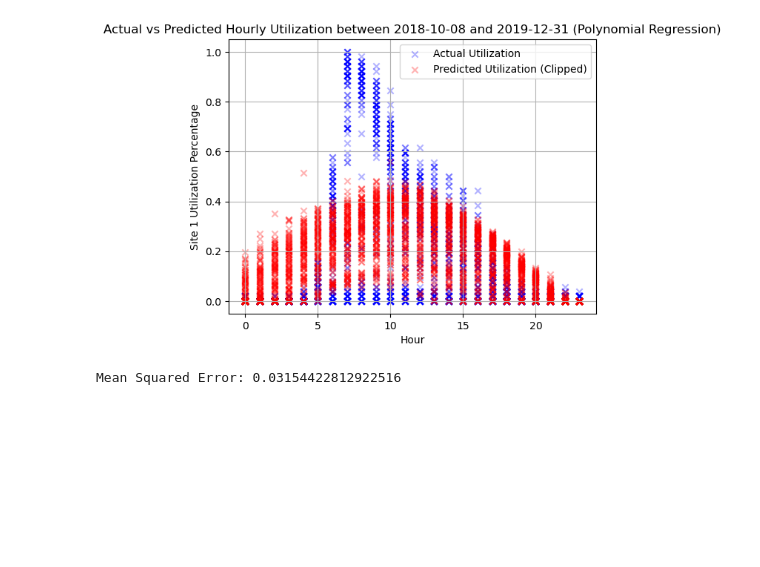
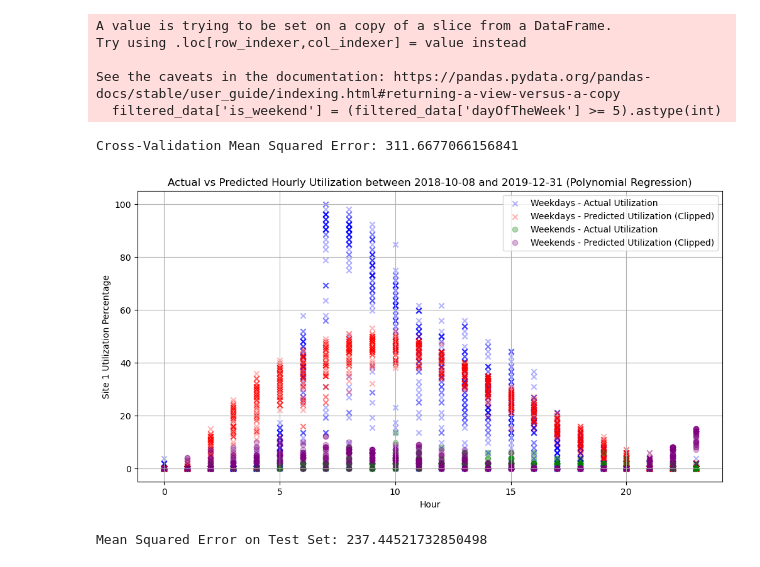
Before and after one commit to linusslange/AnalyticsAndApplications, a Jupyter notebook: UtilizationPrediction.ipynb, the cells around one changed output. Cells and saved outputs as stored; diff of their text form; code cells hidden in the pictures; blank space fills up the shorter version.

```diff
--- a/UtilizationPrediction.ipynb
+++ b/UtilizationPrediction.ipynb
@@ -12,6 +13,7 @@ from sklearn.metrics import mean_squared_error
 # %%
 Predict_utilization = pd.read_csv('input_hourly.csv')
 Predict_utilization = Predict_utilization.dropna()
+Predict_utilization['site1_utilization_percentage'] = Predict_utilization['site1_utilization_percentage'] * 100
 Predict_utilization.head()
 # %% [output]
 |  | date | month | hour | dayOfTheWeek | site1_utilization | site2_utilization | site1_utilization_percentage | ... |
@@ -22,0 +51,9 @@ Predict_utilization.head()
+# %%
+columns_to_normalize = ['temperature', 'precipitation']
+
+# Applying Min-Max scaling to normalize the selected columns
+scaler = MinMaxScaler()
+Predict_utilization[columns_to_normalize] = scaler.fit_transform(Predict_utilization[columns_to_normalize])
+
+# Display the normalized DataFrame
+print(Predict_utilization)
@@ -23,53 +78,75 @@ Predict_utilization.head()
 # %%
-
-
 date_filter = (Predict_utilization['date'] >= '2018-10-08') & (Predict_utilization['date'] < '2020-01-01')
 filtered_data = Predict_utilization[date_filter]
 
+# Create a new column to identify weekdays (0) and weekends (1)
+filtered_data['is_weekend'] = (filtered_data['dayOfTheWeek'] >= 5).astype(int)
+
 # Features (X) and target variable (y)
-features = ['month', 'hour', 'dayOfTheWeek', 'temperature', 'precipitation']
+features = ['month', 'hour', 'is_weekend', 'temperature', 'precipitation']
 target = 'site1_utilization_percentage'
 
 X = filtered_data[features]
 y = filtered_data[target]
 
-# Split the data into training and testing sets
-X_train, X_test, y_train, y_test = train_test_split(X, y, test_size=0.3, random_state=42)
+# Split the data into training, validation, and testing sets
+X_train, X_temp, y_train, y_temp = train_test_split(X, y, test_size=0.4, random_state=42)
+X_val, X_test, y_val, y_test = train_test_split(X_temp, y_temp, test_size=0.5, random_state=42)
 
 # Create a polynomial regression model with regularization parameter alpha
-# Larger alpha values increase the regularization strength
-degree = 2  # Adjust the degree of the polynomial
+degree = 3  # Adjust the degree of the polynomial
 alpha = 0.1  # Adjust the value of alpha based on your preference
+
+# Fit the model to the training data using cross-validation
 model = make_pipeline(StandardScaler(), PolynomialFeatures(degree), Ridge(alpha=alpha))
+cv_scores = cross_val_score(model, X_train, y_train, cv=5, scoring='neg_mean_squared_error')
+
+print(f'Cross-Validation Mean Squared Error: {-np.mean(cv_scores)}')
 
 # Fit the model to the training data
 model.fit(X_train, y_train)
 
 # Use the existing hourly timestamps for prediction
 hourly_predictions = model.predict(X_test)
 
 # Clip predictions at 0 using a custom function
 clip_at_zero = np.vectorize(lambda x: max(x, 0))
 hourly_predictions_clipped = clip_at_zero(hourly_predictions)
 
 # Sort X_test by 'hour' for a smoother plot
 X_test_sorted = X_test.sort_values('hour')
 
-# Plot the actual hourly utilization over a day
-plt.scatter(X_test['hour'], y_test, marker='x', color='blue', alpha=0.3, label='Actual Utilization')
+plt.figure(figsize=(12, 6))
 
-# Plot the clipped predicted hourly utilization over a day as red crosses
-plt.scatter(X_test_sorted['hour'], clip_at_zero(model.predict(X_test_sorted)), marker='x', color='red', alpha=0.3, label='Predicted Utilization (Clipped)')
+# Plot the actual hourly utilization over a day for weekdays
+plt.scatter(X_test[X_test['is_weekend'] == 0]['hour'], y_test[X_test['is_weekend'] == 0], marker='x', color='blue', alpha=0.3, label='Weekdays - Actual Utilization')
+
+# Plot the clipped predicted hourly utilization over a day as red crosses for weekdays
+plt.scatter(X_test_sorted[X_test_sorted['is_weekend'] == 0]['hour'], clip_at_zero(model.predict(X_test_sorted[X_test_sorted['is_weekend'] == 0])), marker='x', color='red', alpha=0.3, label='Weekdays - Predicted Utilization (Clipped)')
+
+# Plot the actual hourly utilization over a day for weekends
+plt.scatter(X_test[X_test['is_weekend'] == 1]['hour'], y_test[X_test['is_weekend'] == 1], marker='o', color='green', alpha=0.3, label='Weekends - Actual Utilization')
+
+# Plot the clipped predicted hourly utilization over a day as red crosses for weekends
+plt.scatter(X_test_sorted[X_test_sorted['is_weekend'] == 1]['hour'], clip_at_zero(model.predict(X_test_sorted[X_test_sorted['is_weekend'] == 1])), marker='o', color='purple', alpha=0.3, label='Weekends - Predicted Utilization (Clipped)')
+
+
 plt.xlabel('Hour')
 plt.ylabel('Site 1 Utilization Percentage')
 plt.title('Actual vs Predicted Hourly Utilization between 2018-10-08 and 2019-12-31 (Polynomial Regression)')
 plt.legend()
 plt.grid(True)
 plt.show()
 
-# Evaluate the model
+# Evaluate the model on the test set
 mse = mean_squared_error(y_test, hourly_predictions_clipped)
-print(f'Mean Squared Error: {mse}')
+print(f'Mean Squared Error on Test Set: {mse}')
 # %% [output]
+A value is trying to be set on a copy of a slice from a DataFrame.
+Try using .loc[row_indexer,col_indexer] = value instead
+
+See the caveats in the documentation: https://pandas.pydata.org/pandas-docs/stable/user_guide/indexing.html#returning-a-view-versus-a-copy
+  filtered_data['is_weekend'] = (filtered_data['dayOfTheWeek'] >= 5).astype(int)
+Cross-Validation Mean Squared Error: 311.6677066156841
-[figure, old version]
+[figure, new version]
-Mean Squared Error: 0.03154422812922516
+Mean Squared Error on Test Set: 237.44521732850498
```
Also changed, not shown: parts of 5 cells of this notebook, 3 other files.
